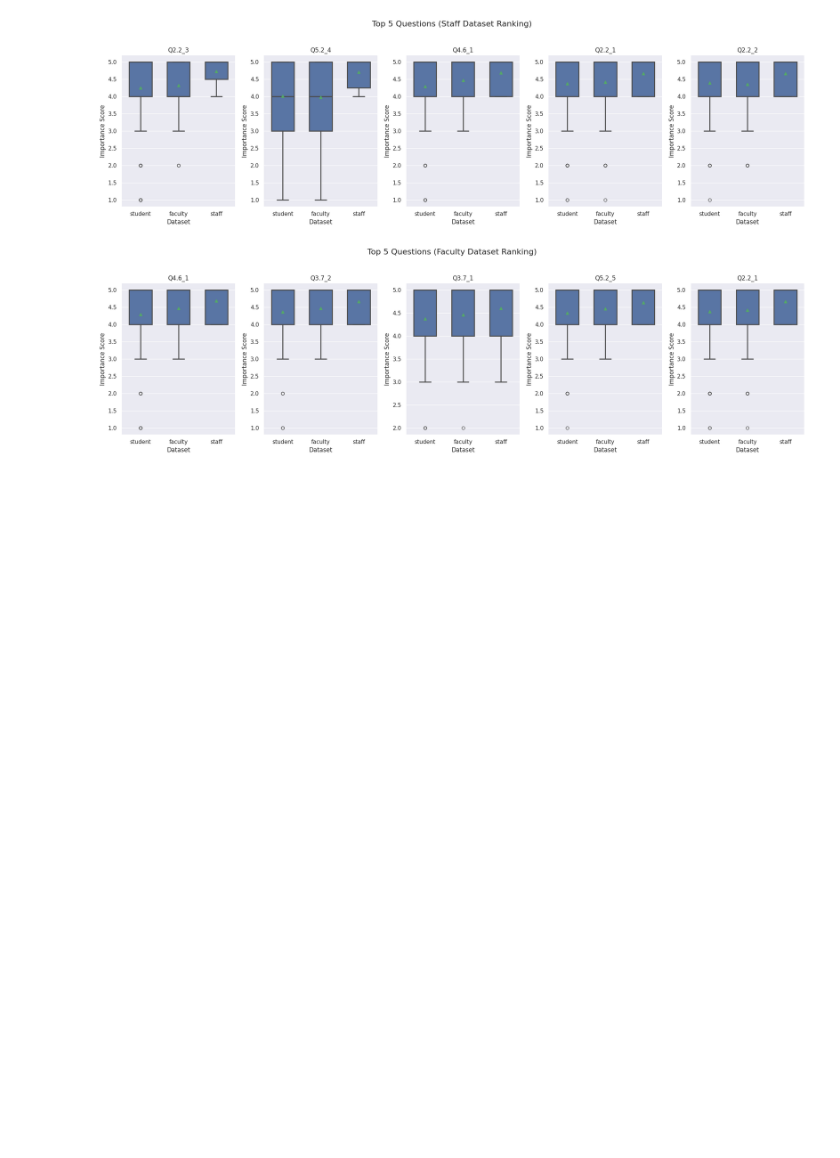
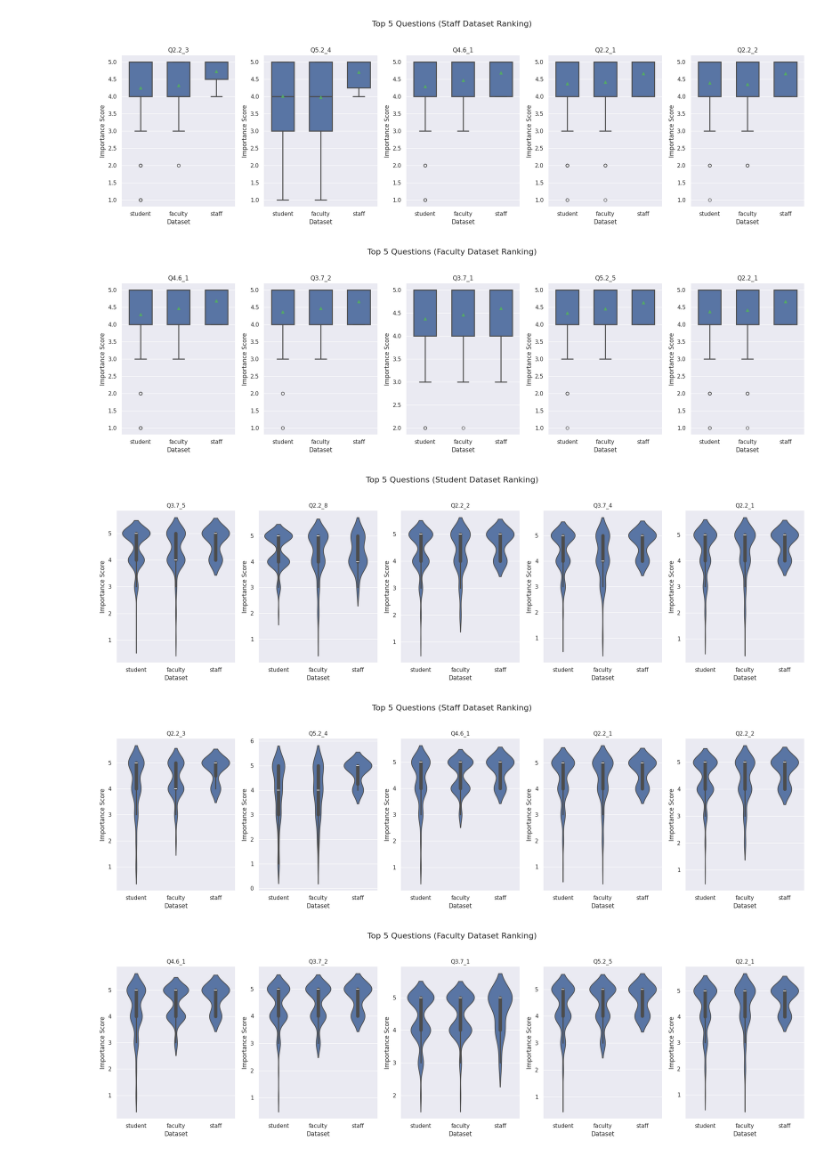
Before and after one commit to pineapple-666/Veritus-Augustin-Hackathon, a Jupyter notebook: notebook/Means.ipynb, the cells around one changed output. Saved outputs shown, nothing was run; the diff lists cells and outputs as text; code cells hidden in the pictures; blank space fills up the shorter version.

```diff
--- a/notebook/Means.ipynb
+++ b/notebook/Means.ipynb
@@ -468,3 +501,69 @@ plot_boxplot(top5_faculty, 'Top 5 Questions (Faculty Dataset Ranking)')
 [figure]
 [figure]
 [figure]
+# %%
+# Step 1: Function to compute descriptive stats
+def compute_desc_stats(df, cols):
+    desc_stats = {}
+    for col in cols:
+        data = df[col].dropna()
+        mode_val = data.mode()
+        mode_val = mode_val.iloc[0] if not mode_val.empty else None
+        desc_stats[col] = {
+            'mean': data.mean(),
+            'median': data.median(),
+            'mode': mode_val,
+            'min_value': data.min(),
+            'max_value': data.max(),
+            '25th_percentile': data.quantile(0.25),
+            '75th_percentile': data.quantile(0.75),
+            'variance': data.var(),
+            'standard_deviation': data.std()
+        }
+    return pd.DataFrame(desc_stats).T
+
+# Step 2: Select question columns (exclude 'dataset')
+cols_to_use = combined_df.columns.drop('dataset')
+
+# Step 3: Compute descriptive stats for each dataset
+stats_student = compute_desc_stats(combined_df[combined_df['dataset']=='student'], cols_to_use)
+stats_staff = compute_desc_stats(combined_df[combined_df['dataset']=='staff'], cols_to_use)
+stats_faculty = compute_desc_stats(combined_df[combined_df['dataset']=='faculty'], cols_to_use)
+
+# Step 4: Select top 5 columns for each dataset based on mean → median → mode descending
+top5_student = stats_student.sort_values(by=['mean','median','mode'], ascending=[False,False,False]).index[:5].tolist()
+top5_staff   = stats_staff.sort_values(by=['mean','median','mode'], ascending=[False,False,False]).index[:5].tolist()
+top5_faculty = stats_faculty.sort_values(by=['mean','median','mode'], ascending=[False,False,False]).index[:5].tolist()
+
+# Step 5: Plot violinplots grouped by dataset
+def plot_violinplot(top_cols, title):
+    plt.figure(figsize=(20,6))
+    for i, col in enumerate(top_cols, 1):
+        plt.subplot(1,5,i)
+        sns.violinplot(
+            x='dataset',
+            y=col,
+            data=combined_df,
+            inner='box',       # show median and IQR box inside violin
+            linewidth=1.5,
+            width=0.7
+        )
+        plt.title(col, fontsize=11)
+        plt.ylabel('Importance Score')
+        plt.xlabel('Dataset')
+    plt.suptitle(title, fontsize=16)
+    plt.tight_layout(rect=[0,0,1,0.95])
+    plt.show()
+
+# Student top 5
+plot_violinplot(top5_student, 'Top 5 Questions (Student Dataset Ranking)')
+
+# Staff top 5
+plot_violinplot(top5_staff, 'Top 5 Questions (Staff Dataset Ranking)')
+
+# Faculty top 5
+plot_violinplot(top5_faculty, 'Top 5 Questions (Faculty Dataset Ranking)')
+# %% [output]
+[figure, added]
+[figure, added]
+[figure, added]
```
Also changed, not shown: parts of 11 cells of this notebook.
